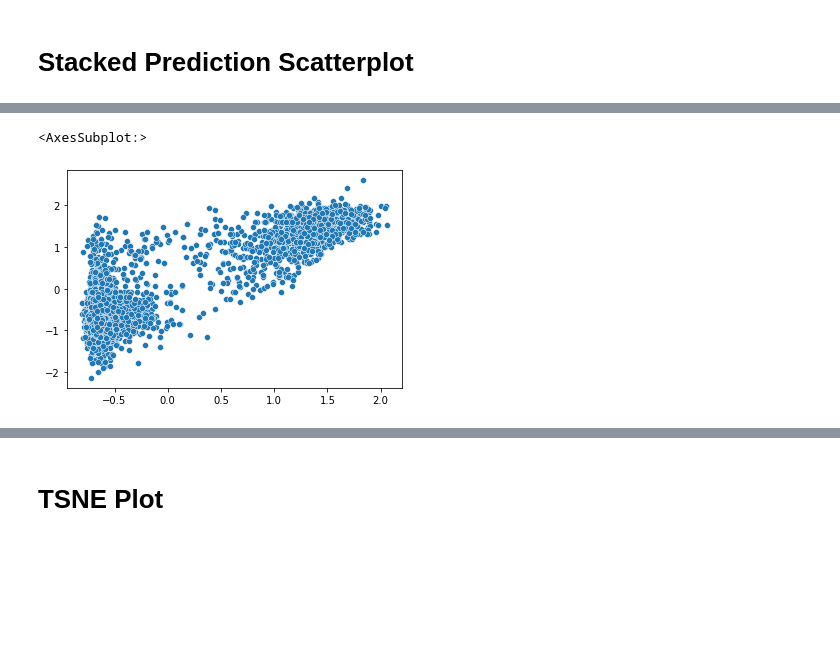
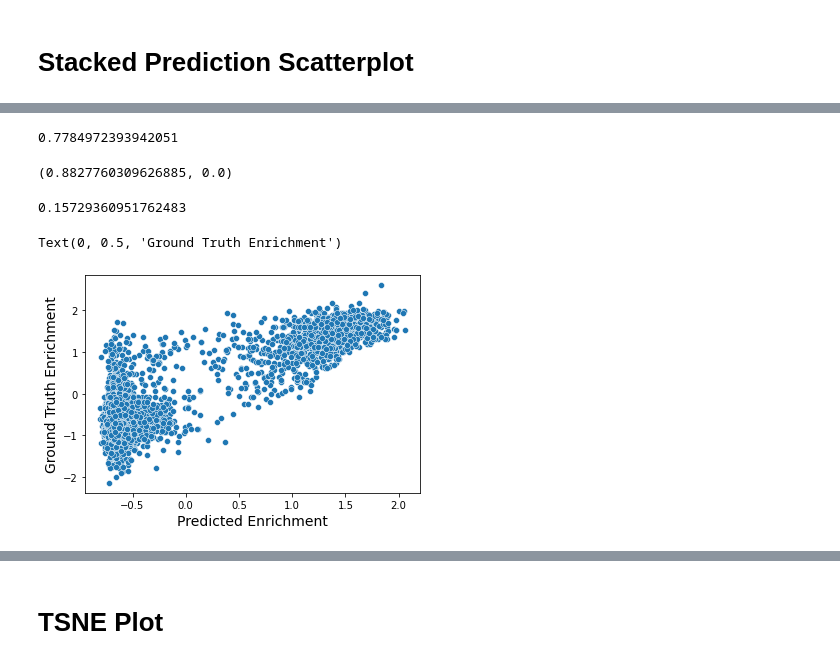
Before and after one commit to anirudhvenk/NNanobody3D, a Jupyter notebook: plot_figures.ipynb, the cells around one changed output, grey strips where cells are left out. Saved outputs shown, nothing was run; the diff lists cells and outputs as text; code cells hidden in the pictures; blank space fills up the shorter version.

```diff
--- a/plot_figures.ipynb
+++ b/plot_figures.ipynb
@@ -121,5 +180,19 @@ enrichment = np.loadtxt('ensemble_stack/interpreter/data/Test set Regression/val
+# %%
+r2_score(enrichment, stacked_pred.detach().numpy())
+# %% [output]
+0.7784972393942051
+# %%
+pearsonr(enrichment, stacked_pred.detach().numpy())
+# %% [output]
+(0.8827760309626885, 0.0)
+# %%
+mean_squared_error(enrichment, stacked_pred.detach().numpy())
+# %% [output]
+0.15729360951762483
 # %%
-sns.scatterplot(x=stacked_pred.detach().numpy(), y=enrichment)
+ax = sns.scatterplot(x=stacked_pred.detach().numpy(), y=enrichment)
+ax.set_xlabel("Predicted Enrichment", fontsize=14)
+ax.set_ylabel("Ground Truth Enrichment", fontsize=14)
 # %% [output]
-<AxesSubplot:>
+Text(0, 0.5, 'Ground Truth Enrichment')
-[figure, old version]
+[figure, new version]
```
Also changed, not shown: parts of 44 cells of this notebook, 1 other file.
